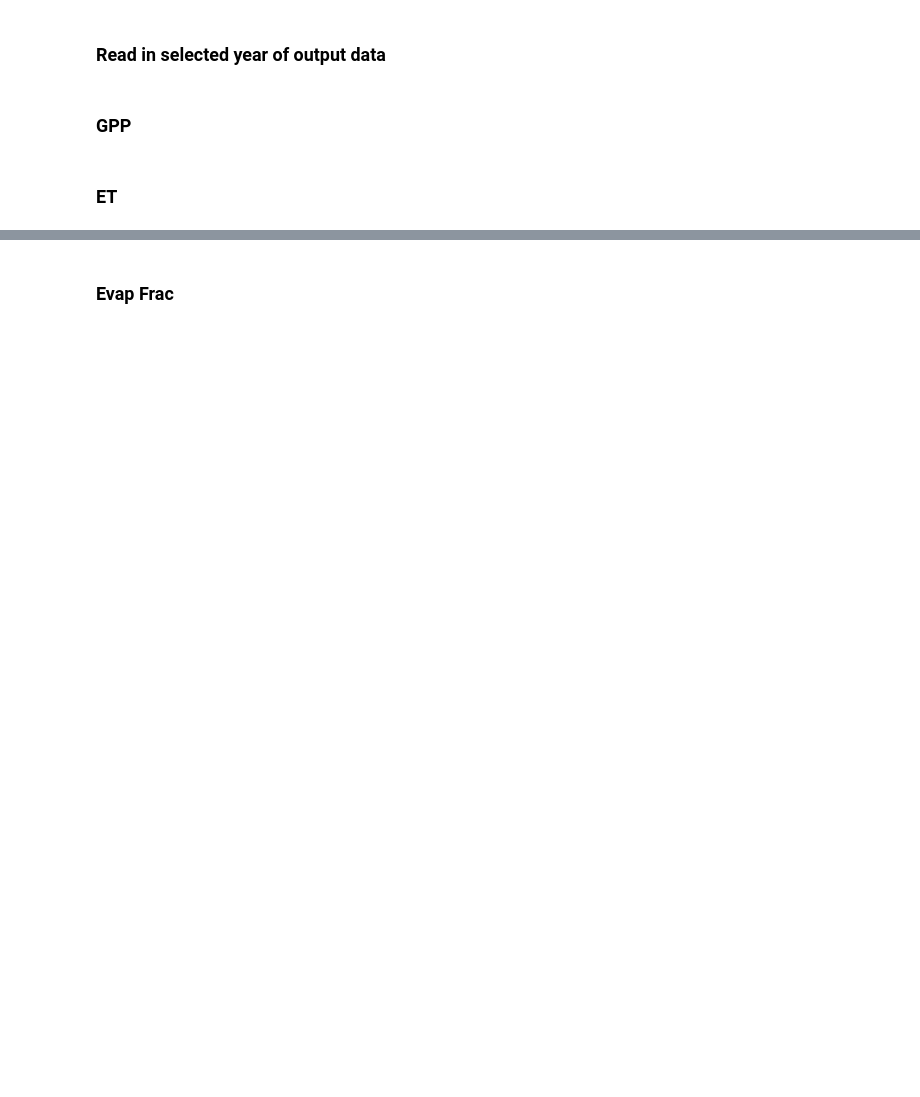
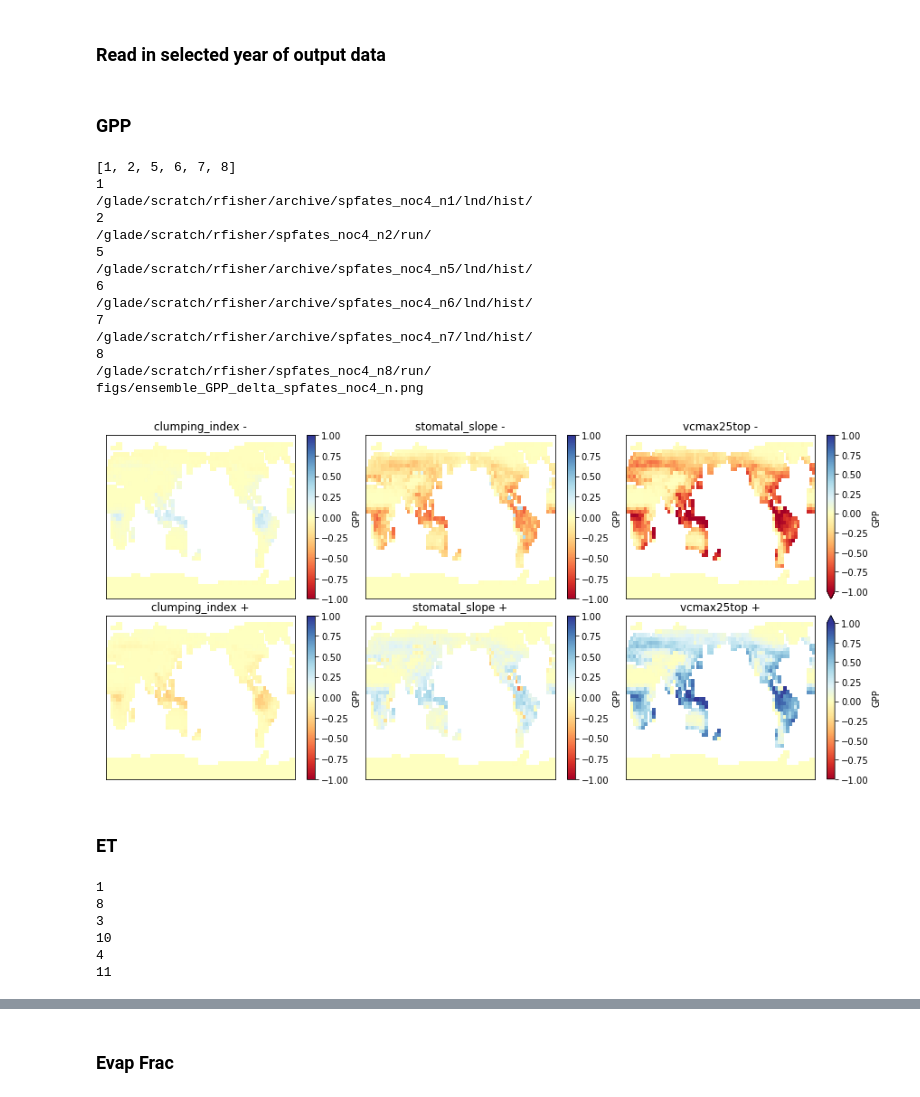
Before and after one commit to rosiealice/fates_sp_ensembles, a Jupyter notebook: ensemble_script.ipynb, the cells around one changed output, grey strips where cells are left out. Drawn from its saved outputs; the diff is of its cells as text; code cells hidden in the pictures; blank space fills up the shorter version.

```diff
--- a/ensemble_script.ipynb
+++ b/ensemble_script.ipynb
@@ -26,6 +26,7 @@ defbuildroot='/glade/scratch/'
 #Settings for the SP ensemble
 sp=1
 noc4=1
+hydro=0
 if(sp == 1):
     resub=0
     ncases=14
@@ -37,6 +38,11 @@ if(sp == 1):
         caseroot='spfates_noc4_n'
         paramsdir='param_files_sp_noc4'
         paramfiledefault='fates_params_default_noc4.nc'
+        if(hydro == 1):
+            ens_directory='SPfates_ens_noc4_hydro'
+            caseroot='spfates_noc4_hydro_n'
+            paramsdir='param_files_sp_noc4_hydro'
+            paramfiledefault='fates_params_default_noc4.nc'
     else:
         ens_directory='SPfates_ens'
         caseroot='spfates_01_n'
@@ -63,3 +65,7 @@ doanalysis=0
+# %%
+dosubmit=0
+forcenewcase=0
+doanalysis=1
 # %%
 import os
 notebookdr=os.getcwd()
@@ -629,18 +617,20 @@ fi
 <h3>GPP</h3>
 # %%
 import time
-delta=0
+delta=1
 if doanalysis ==1:
     conv=24*3600
     fig = plt.figure()
-    plt.rcParams['figure.figsize'] = [16,20]
+    plt.rcParams['figure.figsize'] = [15,7]
     fig.subplots_adjust(hspace=0.1, wspace=0.1)
     vs=[1, 2, 5,6, 7, 8]
     print(vs)
     count=1
+    ncol=3
     for i in vs:
         print(i)
-        ax = fig.add_subplot(3, 2, count)
+        index=((count+1) % 2)*ncol + ((count+1) // 2)
+        ax = fig.add_subplot( 2, ncol,index)
         count=count+1
         run=caseroot+str(i)
         arc = output + 'archive/' + run + '/lnd/hist/'
@@ -653,34 +643,84 @@ if doanalysis ==1:
             ds0 = xr.open_mfdataset(arc +run+yr+str(ychoose)+'*', decode_times=False)
         print(arc)
 
         if(delta == 1):
              delt=np.multiply(np.mean(ds0.GPP,0),conv)-np.multiply(np.mean(dsdef.GPP,0),conv)
              plt1=delt.plot(vmin=-1, vmax=1,cmap='RdYlBu')
         else:
              ds=np.multiply(np.mean(ds0.GPP,0),conv)
              ds_out_model = xr.Dataset({'lat': (['lat'], np.arange(-90, 90, 4.0)),
                      'lon': (['lon'], np.arange(-180, 180, 5)),})
              regridder = xe.Regridder(ds, ds_out_model, 'bilinear')
              regridder.clean_weight_file()
              regridder
              ds_out_model = regridder(ds)
              diff=ds_out_model-ds_out_obs
              plt1=diff.plot(vmin=-5, vmax=5,cmap='RdYlBu')
 
         ax.set_title(titles[i-1])
         ax.get_xaxis().set_visible(False)
         ax.get_yaxis().set_visible(False)
 
         fig.canvas.draw()
         time.sleep(1)
 
 if(delta == 1):
     fnmfig='figs/ensemble_GPP_delta_'+caseroot+'.png'
 else:
     fnmfig='figs/ensemble_GPP__error_'+caseroot+'.png'
 print(fnmfig)
 plt.savefig(fnmfig)
+# %% [output]
+[1, 2, 5, 6, 7, 8]
+1
+/glade/scratch/rfisher/archive/spfates_noc4_n1/lnd/hist/
+2
+/glade/scratch/rfisher/spfates_noc4_n2/run/
+5
+/glade/scratch/rfisher/archive/spfates_noc4_n5/lnd/hist/
+6
+/glade/scratch/rfisher/archive/spfates_noc4_n6/lnd/hist/
+7
+/glade/scratch/rfisher/archive/spfates_noc4_n7/lnd/hist/
+8
+/glade/scratch/rfisher/spfates_noc4_n8/run/
+figs/ensemble_GPP_delta_spfates_noc4_n.png
+[figure, added]
 # %% [markdown]
 <h3>ET</h3>
+# %%
+for i in vs:
+    rem = (i+1) % 2
+    quotient = (i+1) // 2
+    index=((i+1) % 2)*7 + ((i+1) // 2)
+    print(index)
+
+#    1 2 3 4 5 6 7
+#    8 9 10 11 12 13 14
+
+#    input
+#    1 3 5 7 9  11 13
+#    2 4 6 8 10 12 14
+
+#    output
+#    1 2 3 4 5 6 7
+#    8 9 10 11 12 13 14
+##    in out
+ #   if even, use 7*1
+ #   if odd use 7 *0
+#    7*rem
+#    1 1  1
+##   2 8  1
+##   3 2  2
+#    4 9  2
+#    5 3  3
+#    6 10 3
+# %% [output]
+1
+8
+3
+10
+4
+11
 # %%
 import time
```
Also changed, not shown: parts of 13 cells of this notebook, 1 other file.
